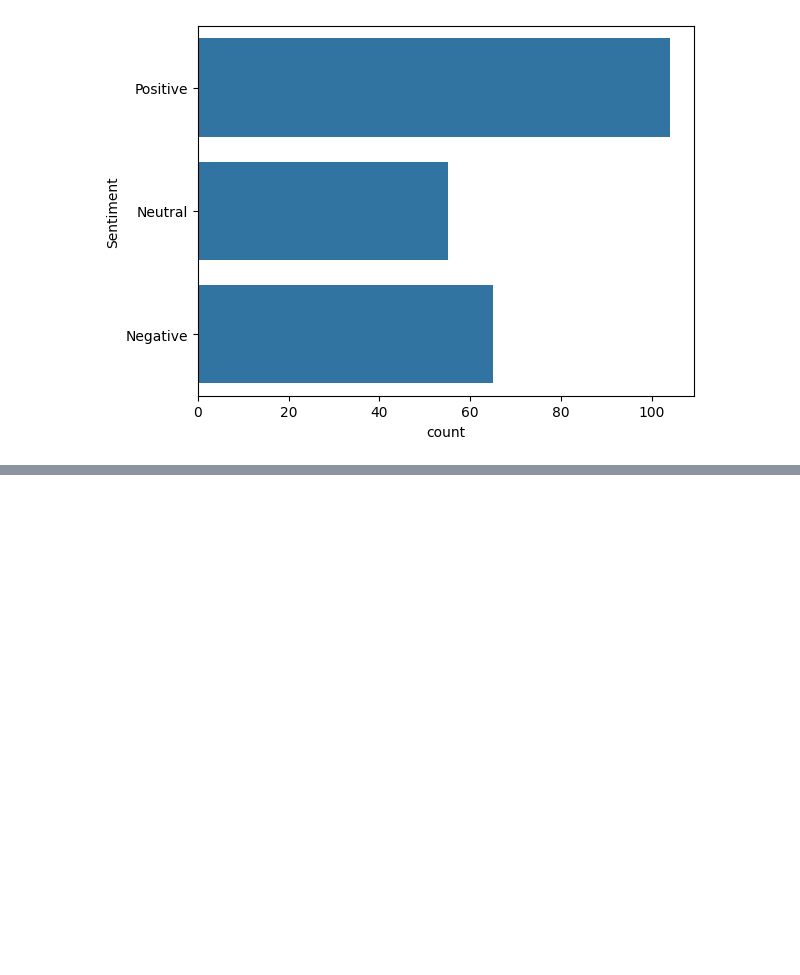
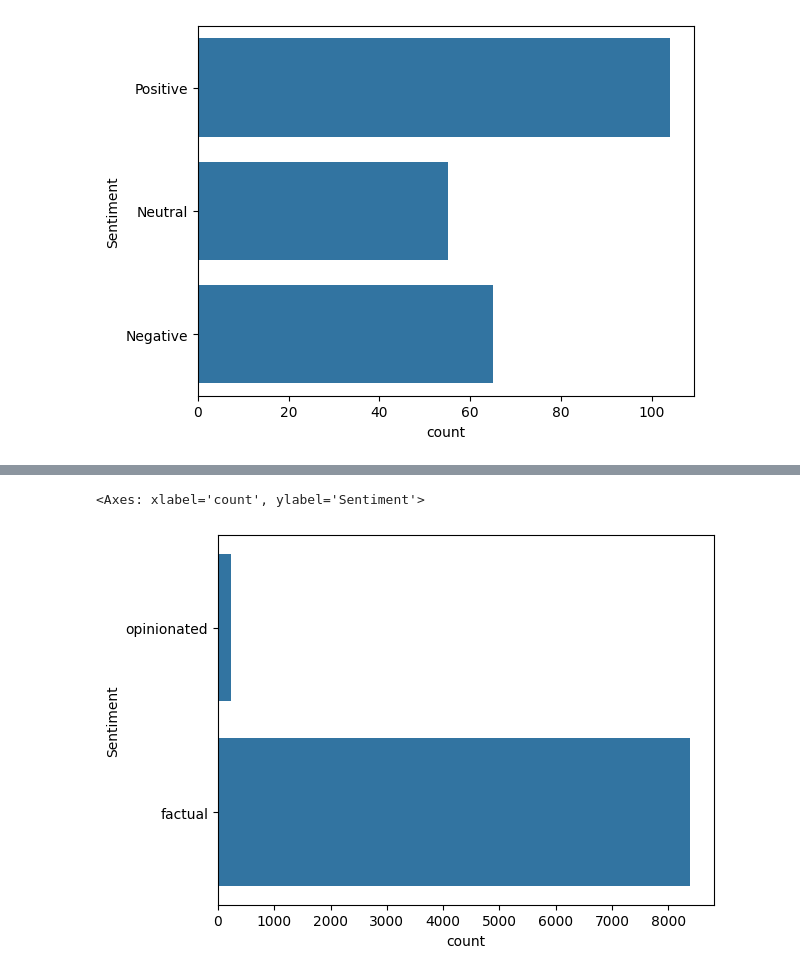
Before and after one commit to MugaRay/Data_gathering-, a Jupyter notebook: sentiment_anaysis.ipynb, the cells around one changed output, grey strips where cells are left out. Drawn from its saved outputs; the diff is of its cells as text; code cells hidden in the pictures; blank space fills up the shorter version.

```diff
--- a/sentiment_anaysis.ipynb
+++ b/sentiment_anaysis.ipynb
@@ -97,0 +142,12 @@ sns.barplot(sentDataFrame, x="count", y="Sentiment")
+# %%
+# trying to get the shubjectiviety of the words
+words_subjective_list = get_subjectivity_list(filtered_words)
+
+subjective = len(list(sentFilter("opinionated", words_subjective_list)))
+factual = len(list(sentFilter("factual", words_subjective_list)))
+
+sentDataFrame = pd.DataFrame(zip([subjective, factual], ["opinionated", "factual"]), columns=["count", "Sentiment"])
+sns.barplot(sentDataFrame, x="count", y="Sentiment")
+# %% [output]
+<Axes: xlabel='count', ylabel='Sentiment'>
+[figure, added]
```
Also changed, not shown: parts of 4 cells of this notebook.
